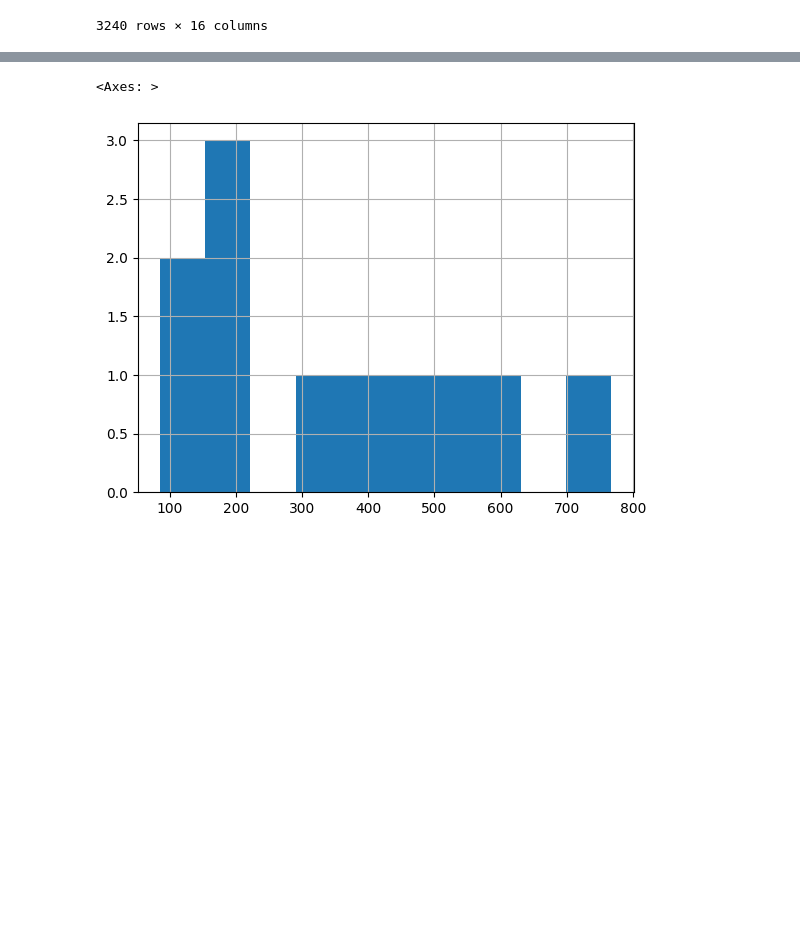
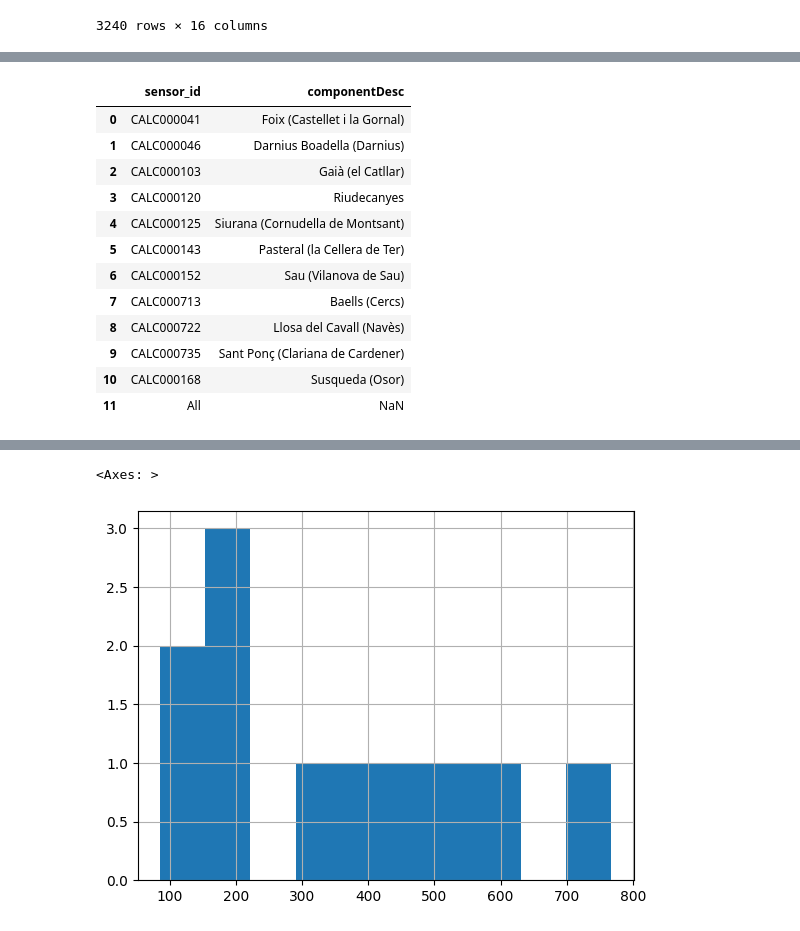
Before and after one commit to jordijumilla/catalonia-water-resource-daily-monitoring, a Jupyter notebook: investigate.ipynb, the cells around one changed output, grey strips where cells are left out. Saved outputs shown, nothing was run; the diff lists cells and outputs as text; code cells hidden in the pictures; blank space fills up the shorter version.

```diff
--- a/investigate.ipynb
+++ b/investigate.ipynb
@@ -287,0 +293,16 @@ df_reservoirs
+# %%
+df_reservoirs_metadata[["sensor_id", "componentDesc"]]
+# %% [output]
+|  | sensor_id | componentDesc |
+| 0 | CALC000041 | Foix (Castellet i la Gornal) |
+| 1 | CALC000046 | Darnius Boadella (Darnius) |
+| 2 | CALC000103 | Gaià (el Catllar) |
+| 3 | CALC000120 | Riudecanyes |
+| 4 | CALC000125 | Siurana (Cornudella de Montsant) |
+| 5 | CALC000143 | Pasteral (la Cellera de Ter) |
+| 6 | CALC000152 | Sau (Vilanova de Sau) |
+| 7 | CALC000713 | Baells (Cercs) |
+| 8 | CALC000722 | Llosa del Cavall (Navès) |
+| 9 | CALC000735 | Sant Ponç (Clariana de Cardener) |
+| 10 | CALC000168 | Susqueda (Osor) |
+| 11 | All | NaN |
```
Also changed, not shown: parts of 2 cells of this notebook.
